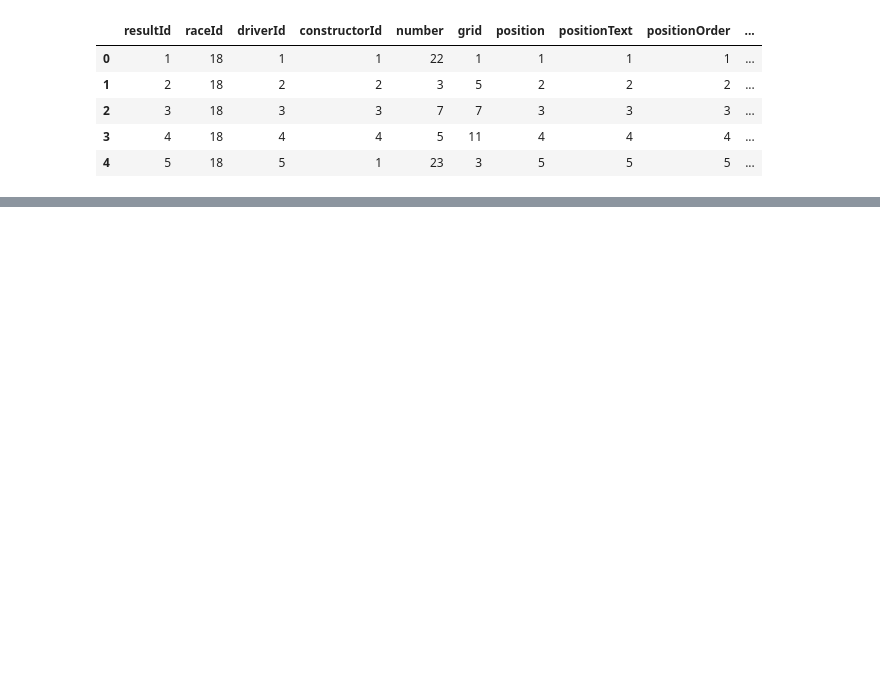
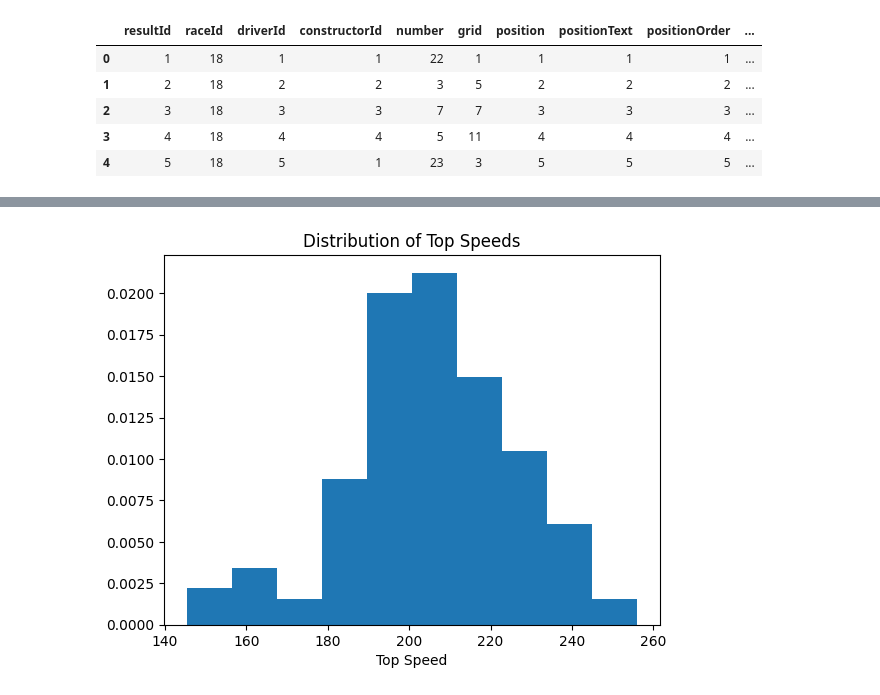
Before and after one commit to abtonmoy/F1-Prediction-Engine, a Jupyter notebook: FastF1EDA.ipynb, the cells around one changed output, grey strips where cells are left out. Cells and saved outputs as stored; diff of their text form; code cells hidden in the pictures; blank space fills up the shorter version.

```diff
--- a/FastF1EDA.ipynb
+++ b/FastF1EDA.ipynb
@@ -475,0 +522,7 @@ regression_df.head()
+# %%
+plt.hist(regress_df['fastestLapSpeed'], density=True)
+plt.xlabel('Top Speed')
+plt.title('Distribution of Top Speeds')
+plt.show()
+# %% [output]
+[figure, added]
```
Also changed, not shown: parts of 26 cells of this notebook, 36 other files.
